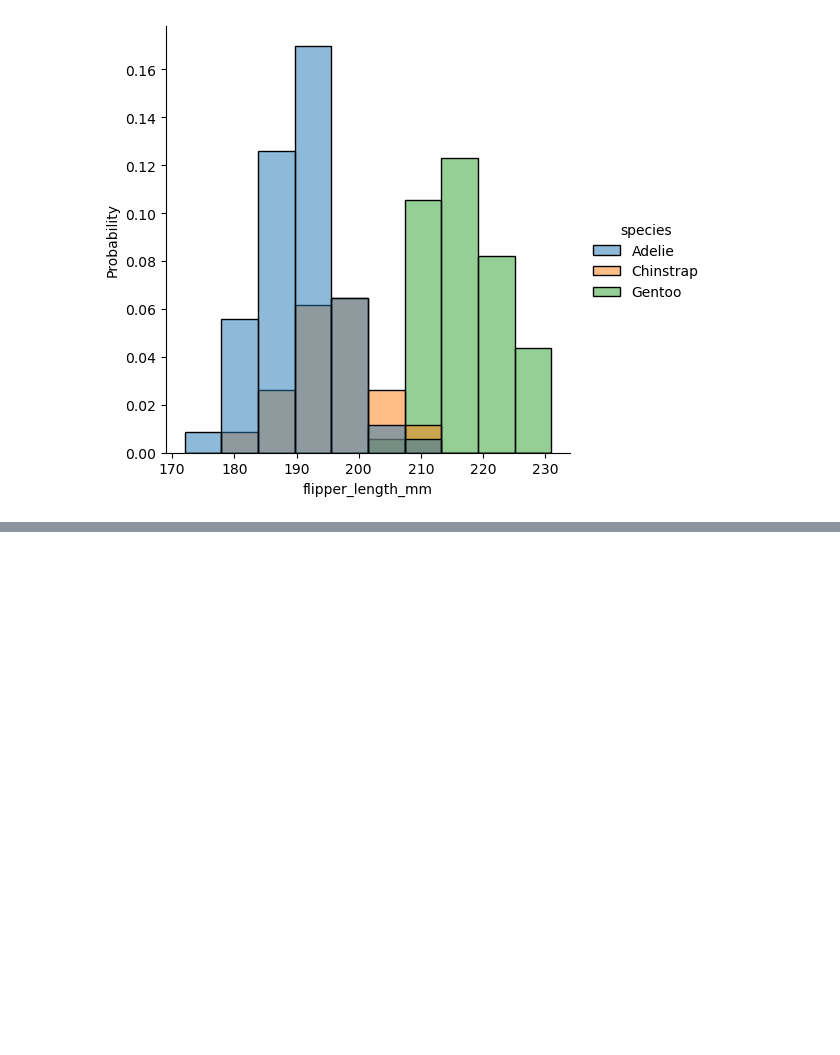
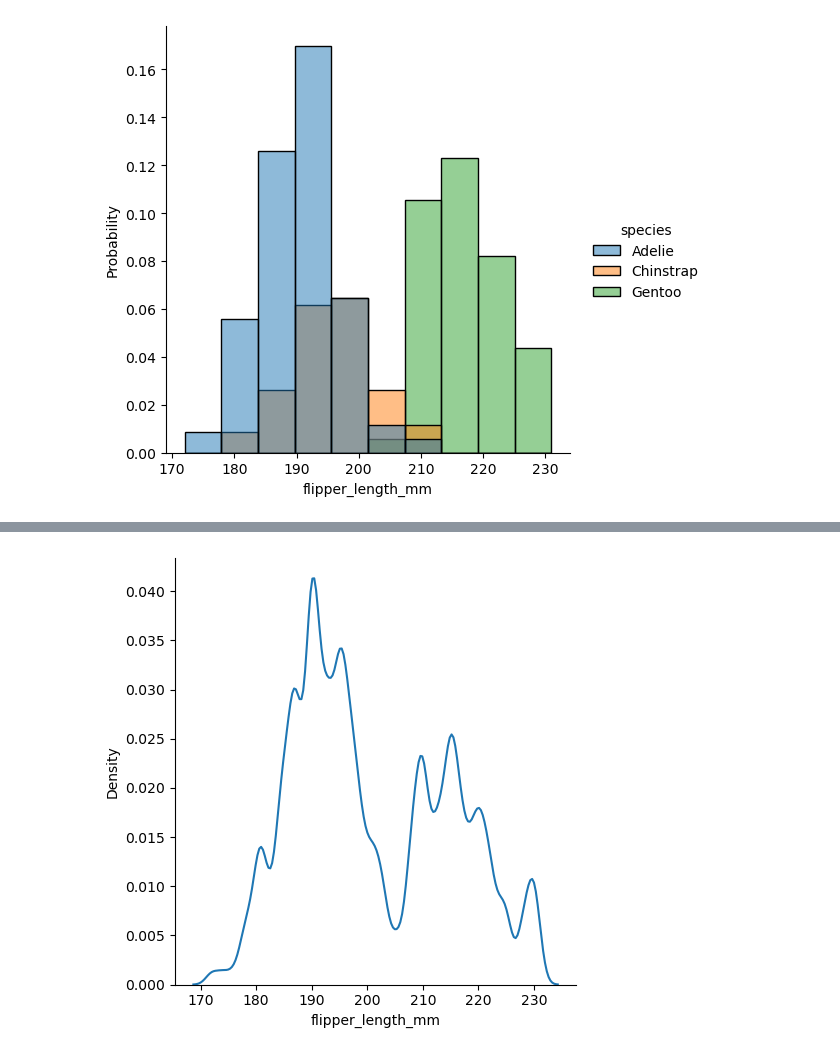
Before and after one commit to Daconic/Seaborn_tutorial_KOR, a Jupyter notebook: Visualizing distributions of data.ipynb, the cells around one changed output, grey strips where cells are left out. Drawn from its saved outputs; the diff is of its cells as text; code cells hidden in the pictures; blank space fills up the shorter version.

```diff
--- a/Visualizing distributions of data.ipynb
+++ b/Visualizing distributions of data.ipynb
@@ -136,0 +153,4 @@ sns.displot(penguins, x="flipper_length_mm", hue="species", stat="probability");
+# %%
+sns.displot(penguins, x='flipper_length_mm', kind='kde', bw_adjust=.25);
+# %% [output]
+[figure, added]
```
Also changed, not shown: parts of 25 cells of this notebook.
